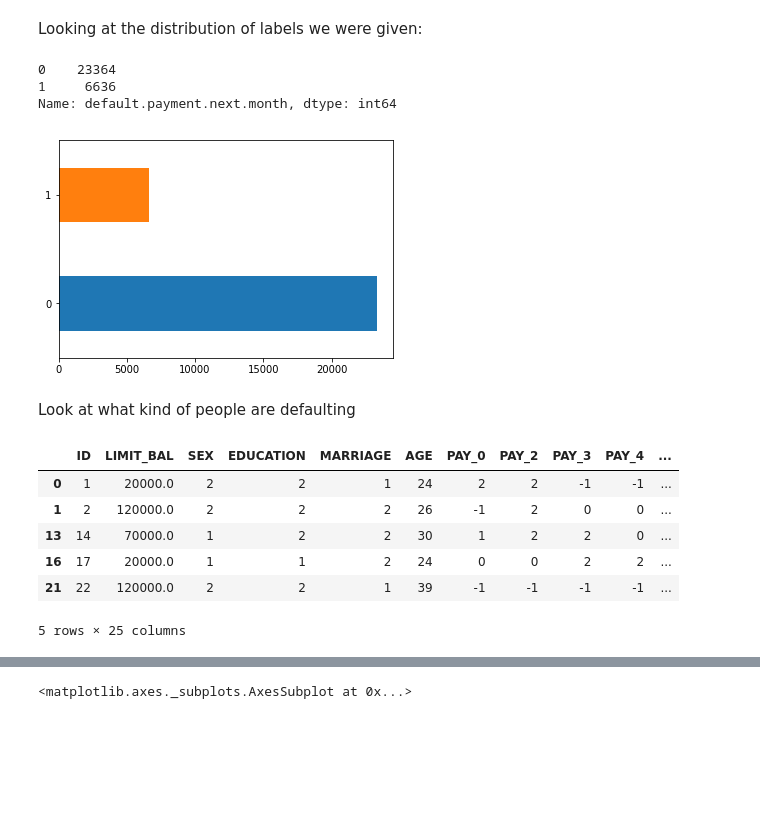
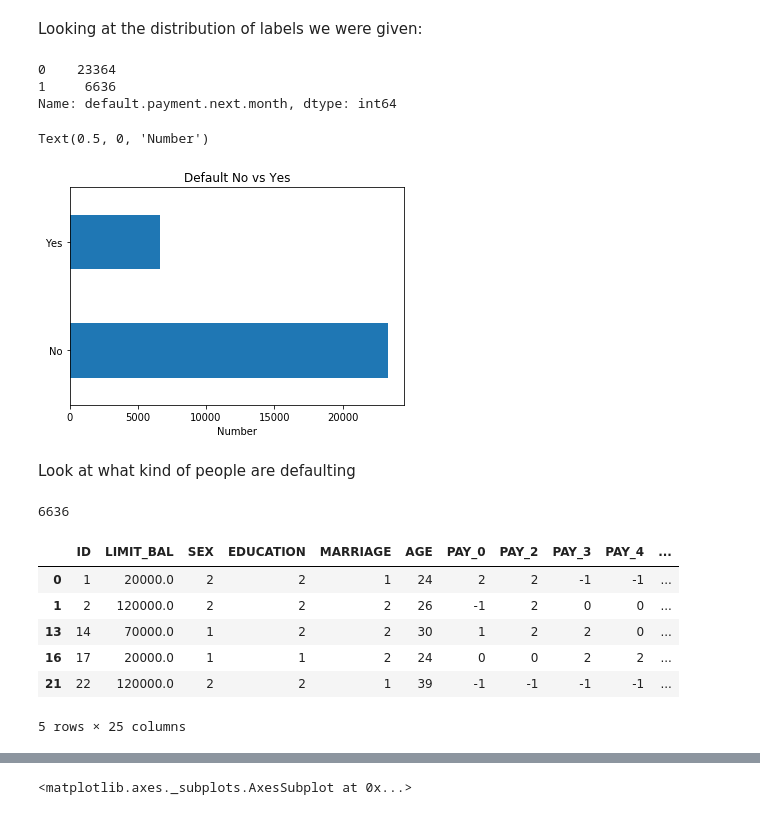
Before and after one commit to ewonguoft/flatiron_project, a Jupyter notebook: Predicting defaults in credit cards.ipynb, the cells around one changed output, grey strips where cells are left out. Cells and saved outputs as stored; diff of their text form; code cells hidden in the pictures; blank space fills up the shorter version.

```diff
--- a/Predicting defaults in credit cards.ipynb
+++ b/Predicting defaults in credit cards.ipynb
@@ -104,21 +106,27 @@ Looking at the distribution of labels we were given:
 # %%
 df['default.payment.next.month'].value_counts().plot(kind = "barh")
 print(df['default.payment.next.month'].value_counts())
+plt.yticks(np.arange(0,2), ('No', 'Yes'))
+plt.title('Default No vs Yes')
+plt.xlabel('Number')
 # %% [output]
 0    23364
 1     6636
 Name: default.payment.next.month, dtype: int64
+Text(0.5, 0, 'Number')
-[figure, old version]
+[figure, new version]
 # %% [markdown]
 Look at what kind of people are defaulting
 # %%
 defaulting = df[df['default.payment.next.month'] == 1]
+print(len(defaulting))
 defaulting.head()
 # %% [output]
+6636
 |  | ID | LIMIT_BAL | SEX | EDUCATION | MARRIAGE | AGE | PAY_0 | PAY_2 | PAY_3 | PAY_4 | ... |
 | 0 | 1 | 20000.0 | 2 | 2 | 1 | 24 | 2 | 2 | -1 | -1 | ... |
 | 1 | 2 | 120000.0 | 2 | 2 | 2 | 26 | -1 | 2 | 0 | 0 | ... |
 | 13 | 14 | 70000.0 | 1 | 2 | 2 | 30 | 1 | 2 | 2 | 0 | ... |
 | 16 | 17 | 20000.0 | 1 | 1 | 2 | 24 | 0 | 0 | 2 | 2 | ... |
 | 21 | 22 | 120000.0 | 2 | 2 | 1 | 39 | -1 | -1 | -1 | -1 | ... |
-5 rows × 25 columns
+5 rows × 25 columns
```
Also changed, not shown: parts of 53 cells of this notebook.
